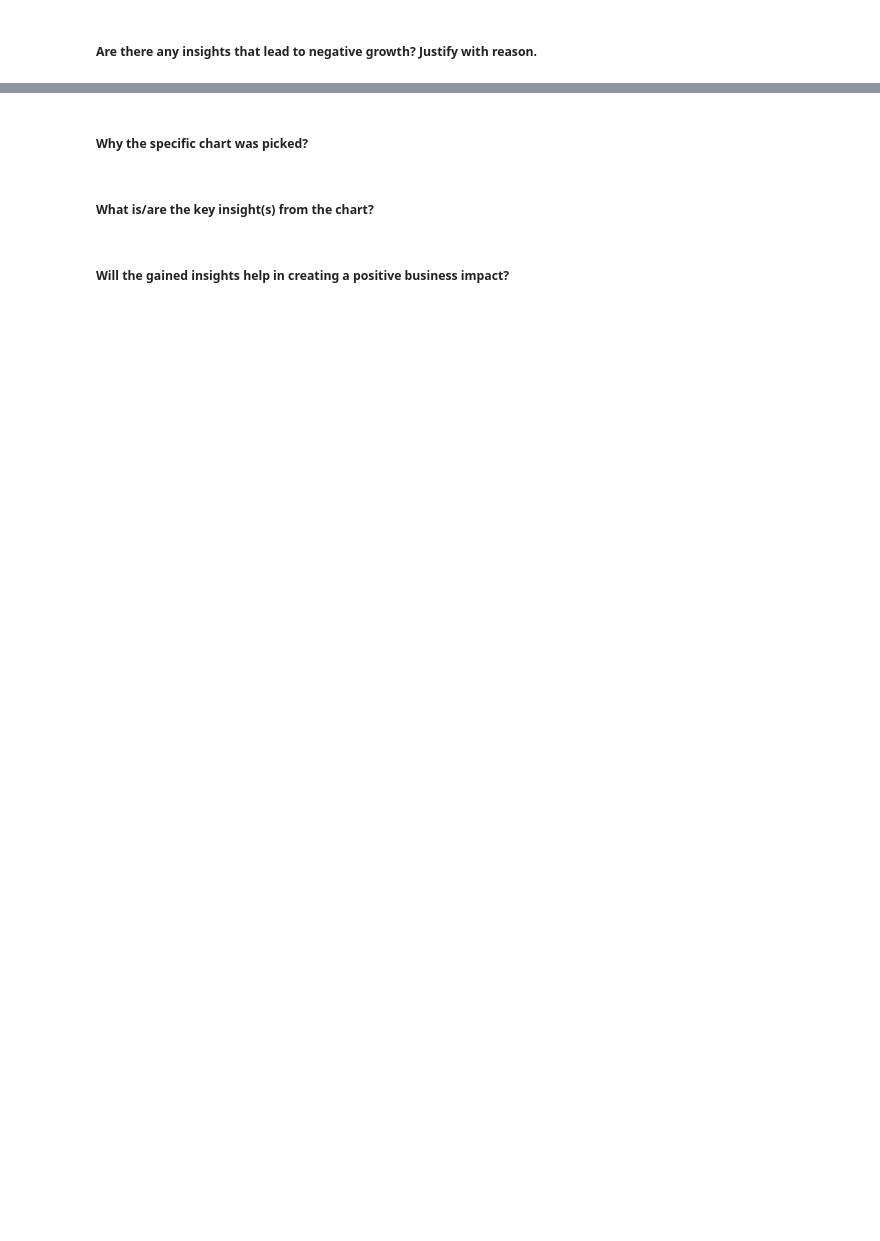
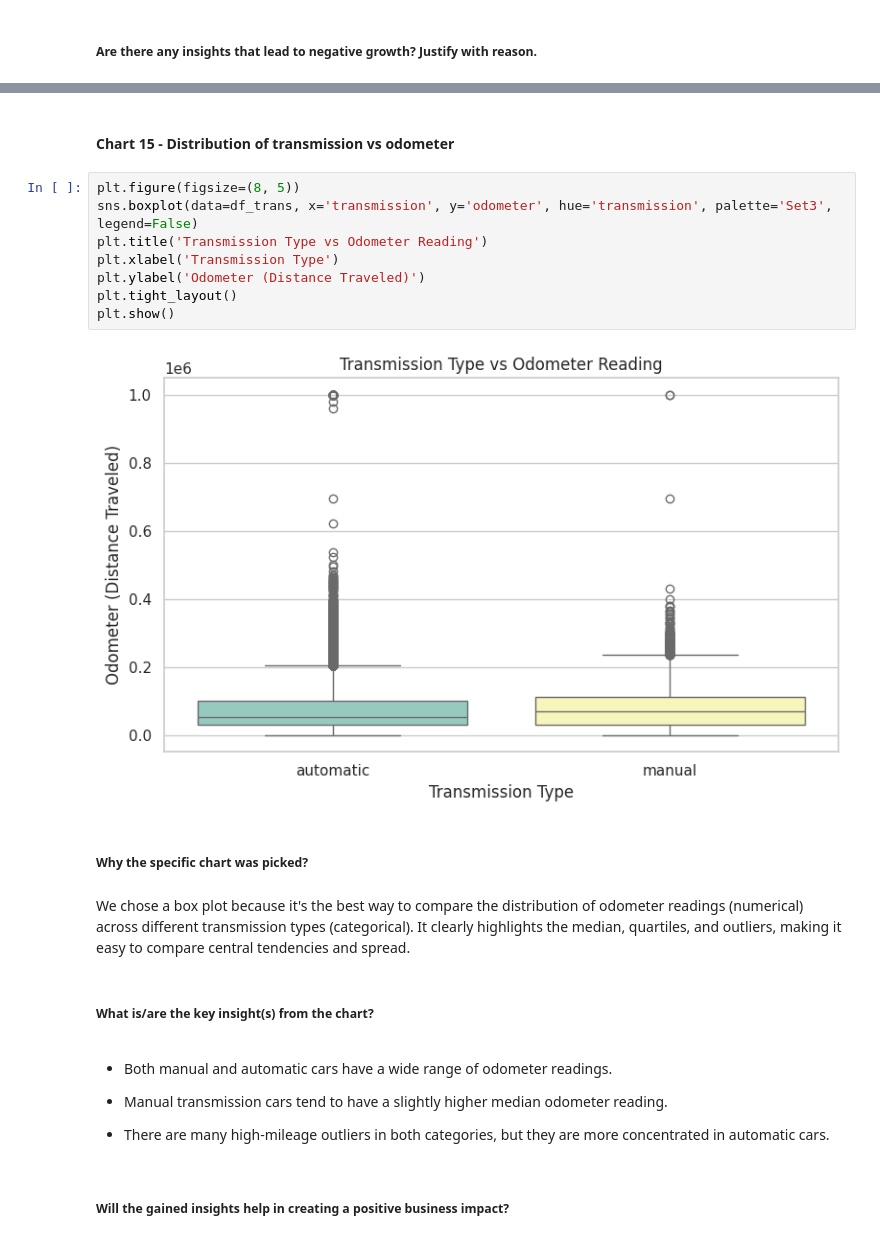
Before and after one commit to Sagarjain93/car_prices, a Jupyter notebook: car_prices.ipynb, the cells around one changed output, grey strips where cells are left out. Cells and saved outputs as stored; diff of their text form; blank space fills up the shorter version.

```diff
--- a/car_prices.ipynb
+++ b/car_prices.ipynb
@@ -1077,6 +1159,26 @@ plt.show()
+# %% [markdown]
+#### **Chart 15 - Distribution of transmission vs odometer**
+# %%
+plt.figure(figsize=(8, 5))
+sns.boxplot(data=df_trans, x='transmission', y='odometer', hue='transmission', palette='Set3', legend=False)
+plt.title('Transmission Type vs Odometer Reading')
+plt.xlabel('Transmission Type')
+plt.ylabel('Odometer (Distance Traveled)')
+plt.tight_layout()
+plt.show()
+# %% [output]
+[figure, added]
 # %% [markdown]
 ##### **Why the specific chart was picked?**
+# %% [markdown]
+We chose a box plot because it's the best way to compare the distribution of odometer readings (numerical) across different transmission types (categorical). It clearly highlights the median, quartiles, and outliers, making it easy to compare central tendencies and spread.
 # %% [markdown]
 ##### **What is/are the key insight(s) from the chart?**
+# %% [markdown]
+*  Both manual and automatic cars have a wide range of odometer readings.
+
+*  Manual transmission cars tend to have a slightly higher median odometer reading.
+
+*  There are many high-mileage outliers in both categories, but they are more concentrated in automatic cars.
 # %% [markdown]
 ##### **Will the gained insights help in creating a positive business impact?**
```
Also changed, not shown: parts of 59 cells of this notebook.
